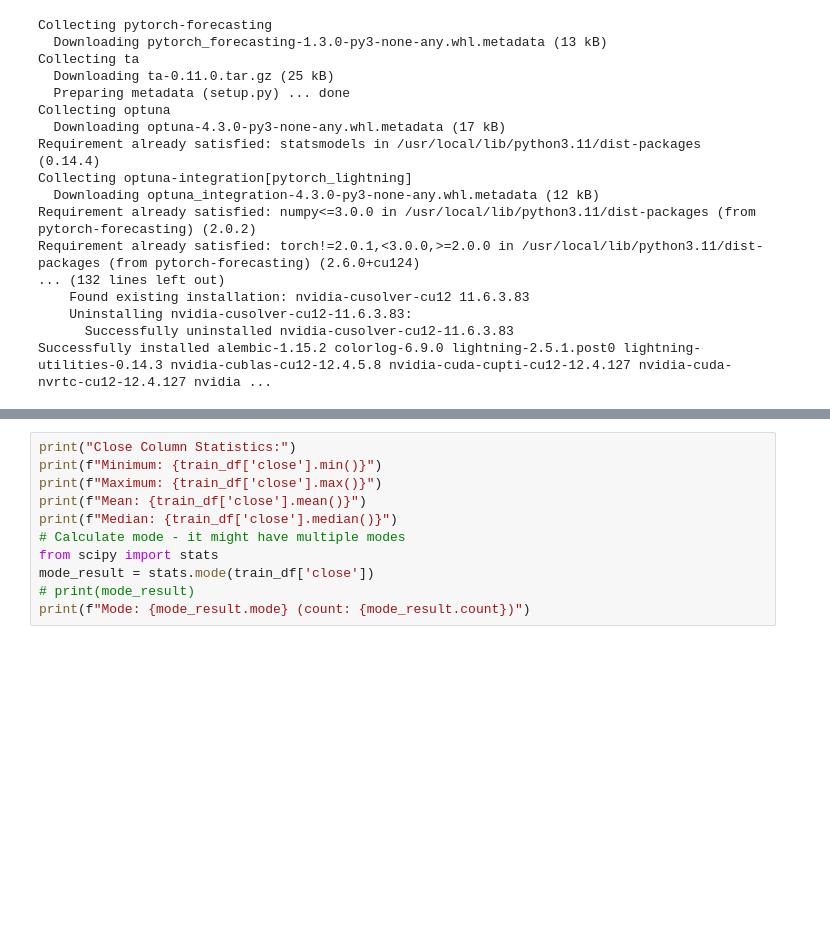
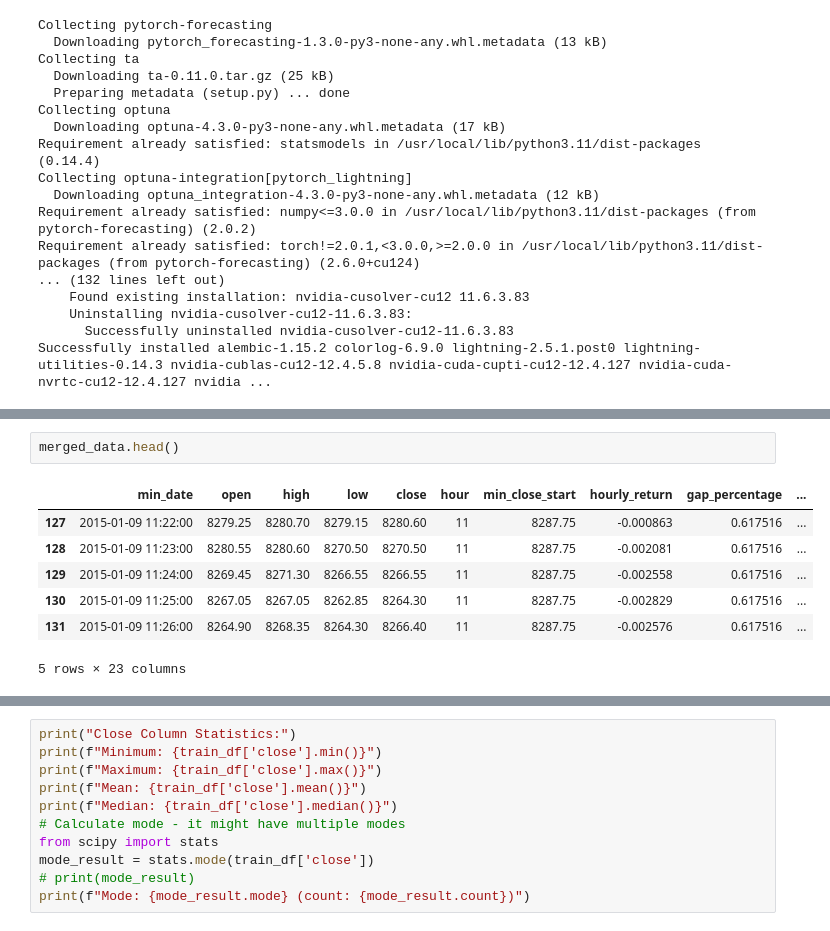
Before and after one commit to manikBS/omscs-capstone, a Jupyter notebook: ydosi3_tft_pipeline.ipynb, the cells around one changed output, grey strips where cells are left out. Cells and saved outputs as stored; diff of their text form; blank space fills up the shorter version.

```diff
--- a/ydosi3_tft_pipeline.ipynb
+++ b/ydosi3_tft_pipeline.ipynb
@@ -250,0 +83,10 @@ See the caveats in the documentation: https://pandas.pydata.org/pandas-docs/stab
+# %%
+merged_data.head()
+# %% [output]
+|  | min_date | open | high | low | close | hour | min_close_start | hourly_return | gap_percentage | ... |
+| 127 | 2015-01-09 11:22:00 | 8279.25 | 8280.70 | 8279.15 | 8280.60 | 11 | 8287.75 | -0.000863 | 0.617516 | ... |
+| 128 | 2015-01-09 11:23:00 | 8280.55 | 8280.60 | 8270.50 | 8270.50 | 11 | 8287.75 | -0.002081 | 0.617516 | ... |
+| 129 | 2015-01-09 11:24:00 | 8269.45 | 8271.30 | 8266.55 | 8266.55 | 11 | 8287.75 | -0.002558 | 0.617516 | ... |
+| 130 | 2015-01-09 11:25:00 | 8267.05 | 8267.05 | 8262.85 | 8264.30 | 11 | 8287.75 | -0.002829 | 0.617516 | ... |
+| 131 | 2015-01-09 11:26:00 | 8264.90 | 8268.35 | 8264.30 | 8266.40 | 11 | 8287.75 | -0.002576 | 0.617516 | ... |
+5 rows × 23 columns
```
Also changed, not shown: parts of 32 cells of this notebook.
